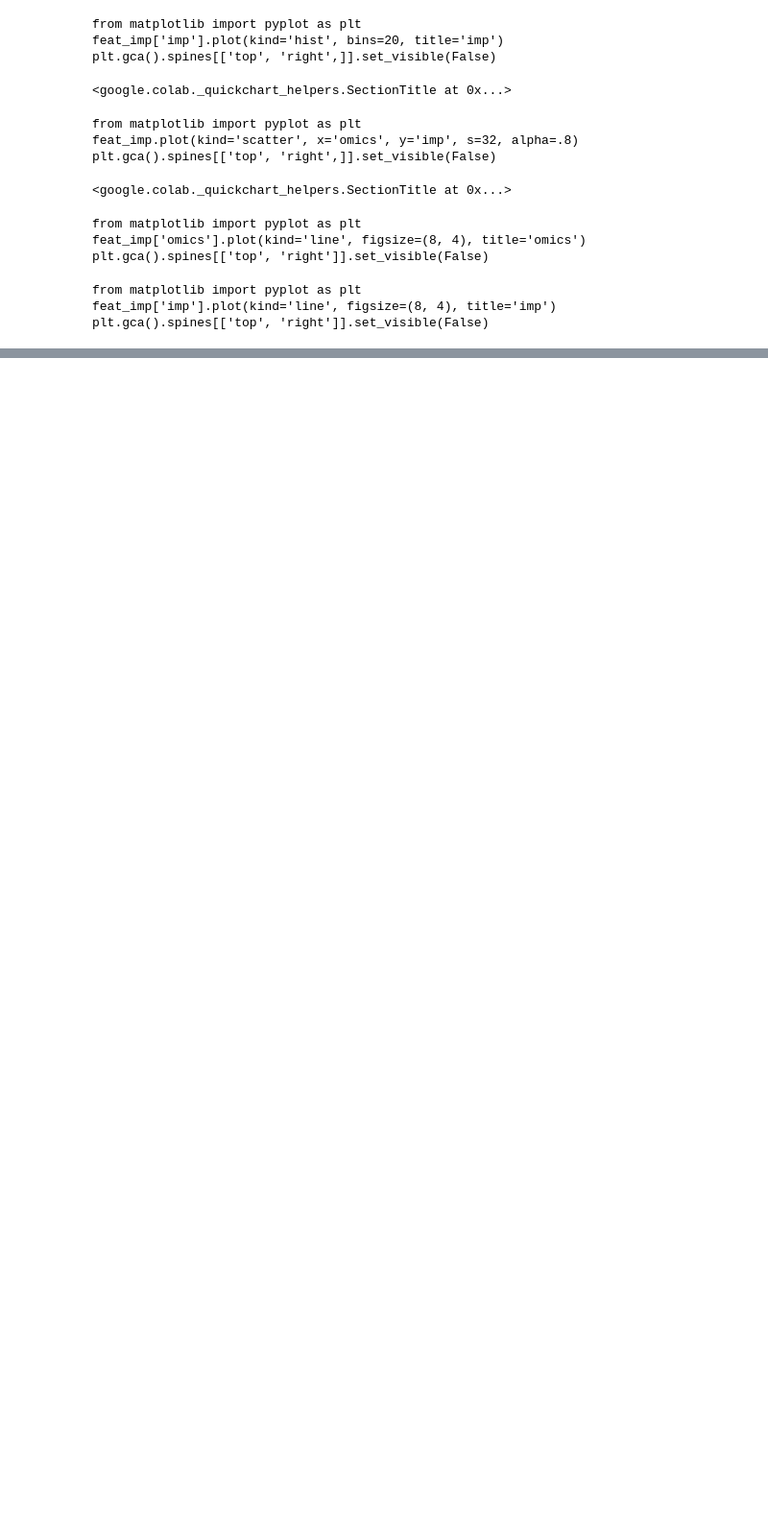
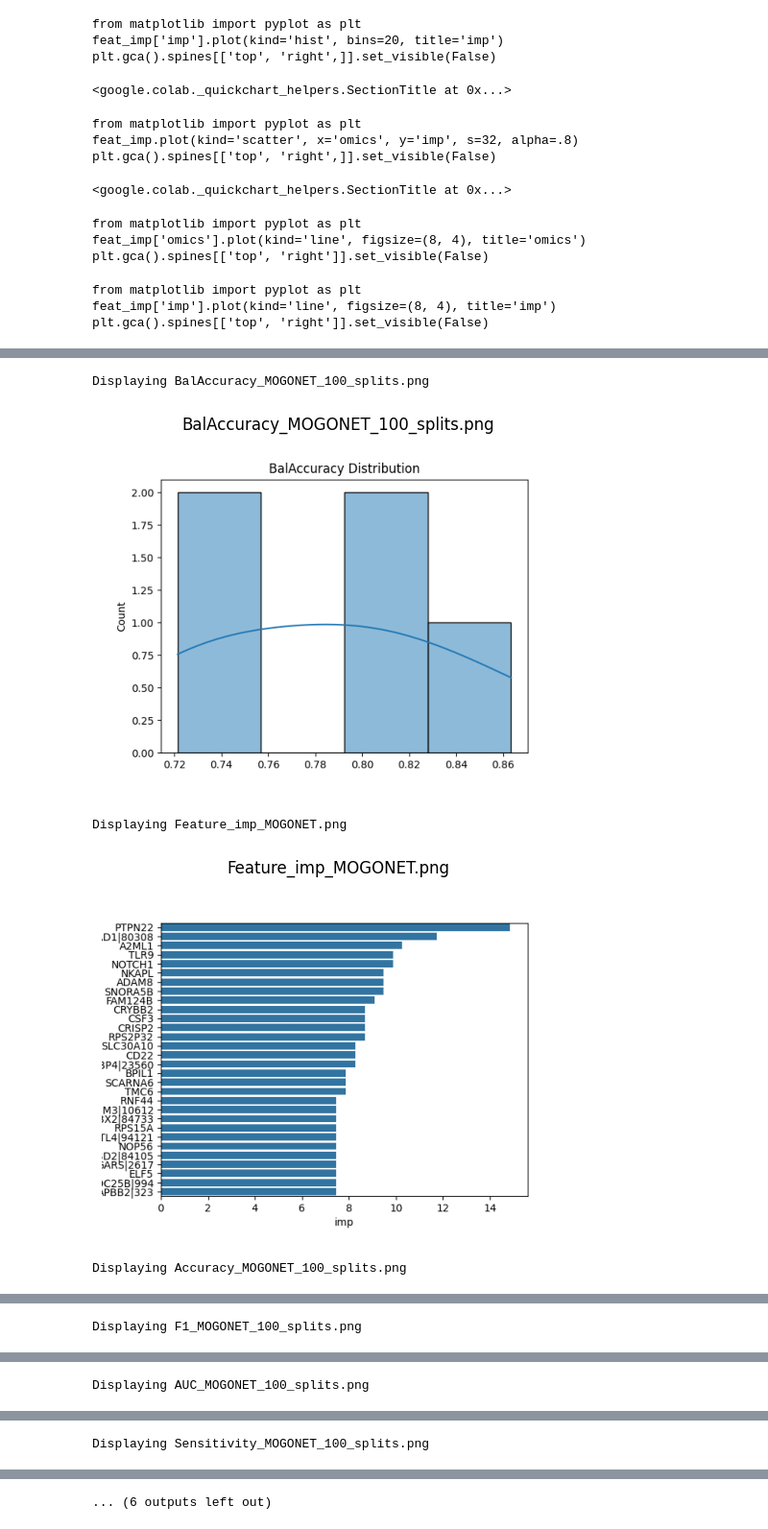
Before and after one commit to LamineTourelab/MOGONET, a Jupyter notebook: MOGONET_tutorial_colab.ipynb, the cells around one changed output, grey strips where cells are left out. Shown at 96% size. Saved outputs shown, nothing was run; the diff lists cells and outputs as text; code cells hidden in the pictures; blank space fills up the shorter version.

Commit message:
Add model perf on cross-val, feature importance etc

```diff
--- a/MOGONET_tutorial_colab.ipynb
+++ b/MOGONET_tutorial_colab.ipynb
@@ -292,0 +303,30 @@ plt.gca().spines[['top', 'right']].set_visible(False)
+# %%
+import matplotlib.pyplot as plt
+import matplotlib.image as mpimg
+import glob
+import os
+
+# Path to the results folder
+results_dir = "/content/MOGONET/results/"
+
+# List all image files in the folder
+image_files = glob.glob(os.path.join(results_dir, "*.png"))
+
+# Check if any files were found
+if not image_files:
+    print("No images found in the results folder.")
+else:
+    # Display each image one by one
+    for img_path in image_files:
+        print(f"Displaying {os.path.basename(img_path)}")
+        img = mpimg.imread(img_path)
+        plt.imshow(img)
+        plt.axis('off')  # Remove axes for better visualization
+        plt.title(os.path.basename(img_path))  # Add title with filename
+        plt.show()
+# %% [output]
+Displaying BalAccuracy_MOGONET_100_splits.png
+[figure, added]
+Displaying Feature_imp_MOGONET.png
+[figure, added]
+Displaying Accuracy_MOGONET_100_splits.png
@@ -292,0 +334 @@ plt.gca().spines[['top', 'right']].set_visible(False)
+Displaying F1_MOGONET_100_splits.png
@@ -292,0 +336 @@ plt.gca().spines[['top', 'right']].set_visible(False)
+Displaying AUC_MOGONET_100_splits.png
@@ -292,0 +338 @@ plt.gca().spines[['top', 'right']].set_visible(False)
+Displaying Sensitivity_MOGONET_100_splits.png
@@ -292,0 +340 @@ plt.gca().spines[['top', 'right']].set_visible(False)
+... (6 outputs left out)
```
Also changed, not shown: parts of 6 cells of this notebook.
